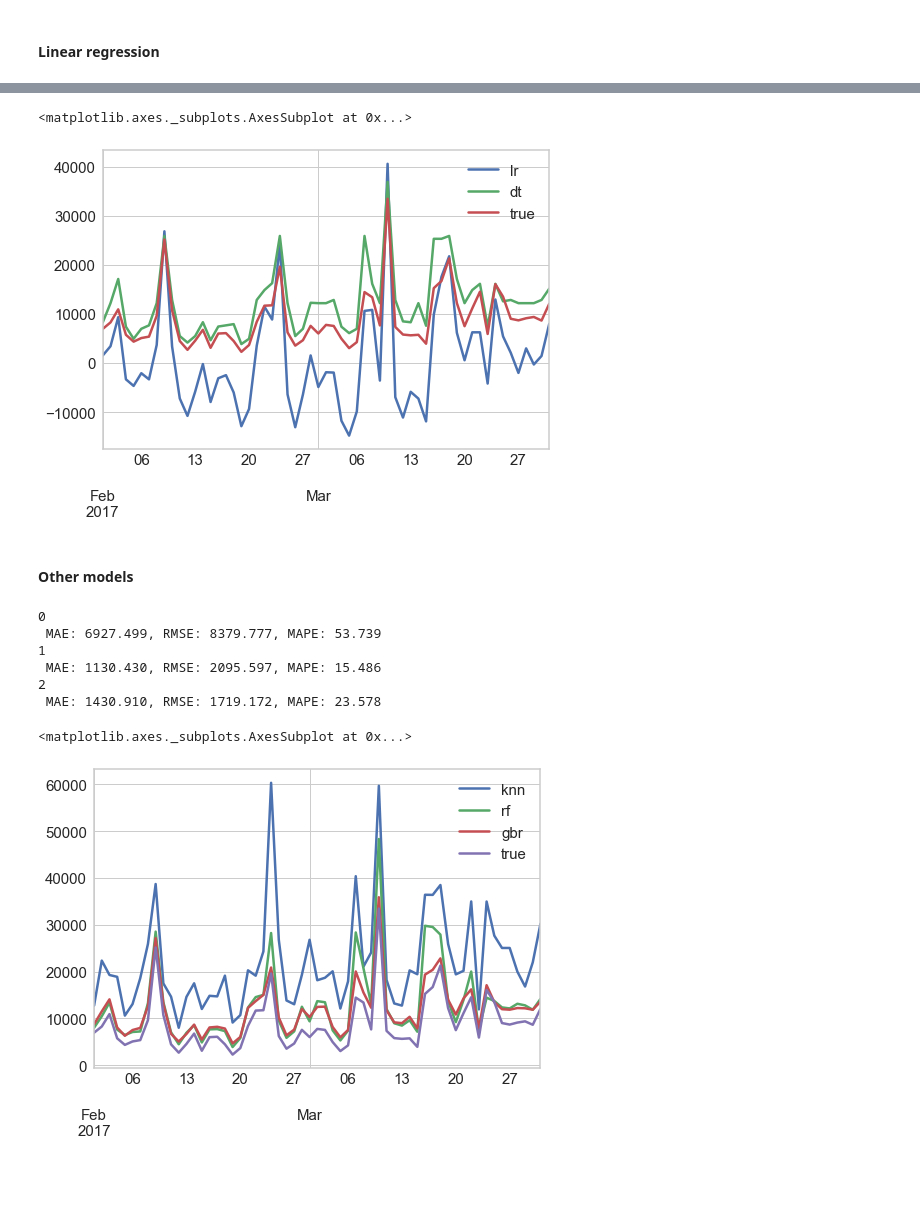
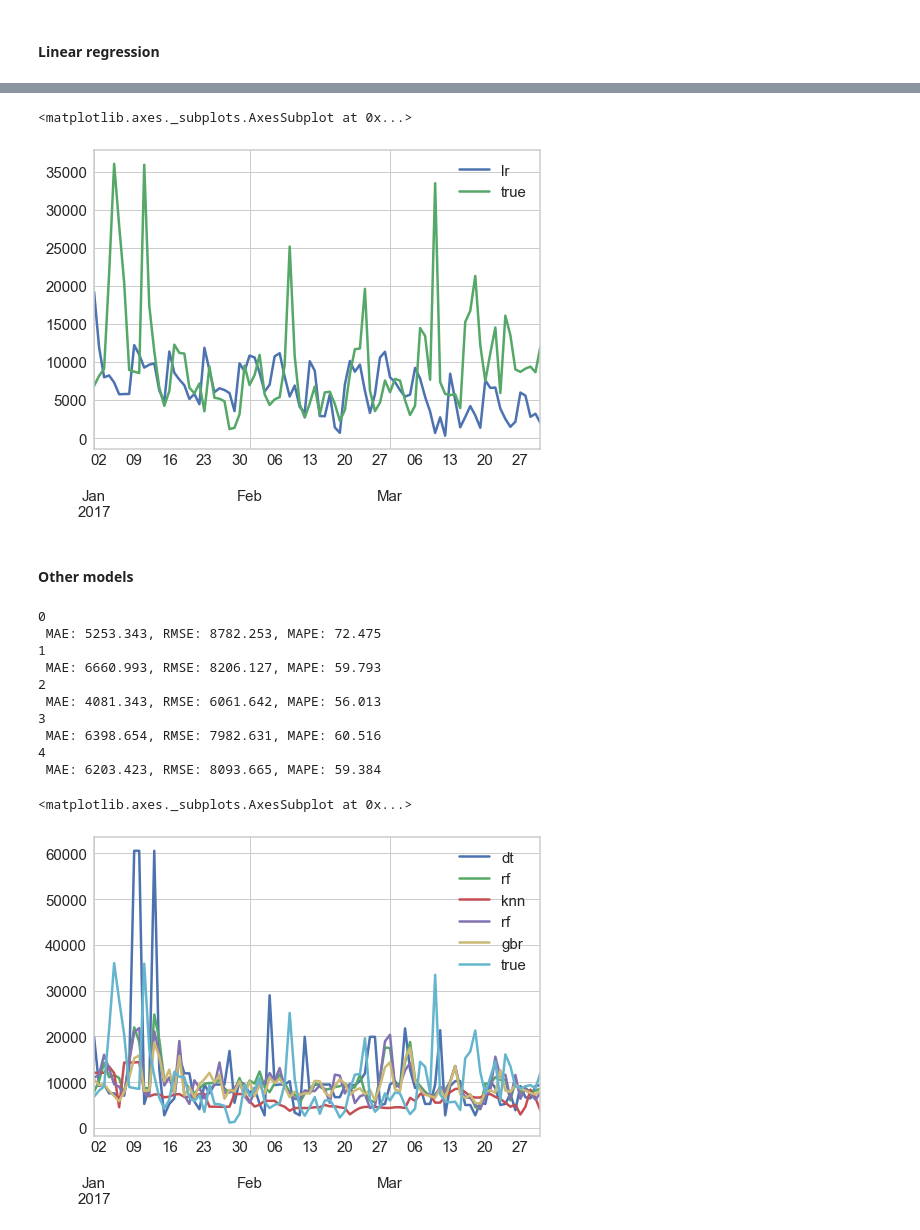
Before and after one commit to RNNCCL/bitcoinPredict-1, a Jupyter notebook: _multivariateAnalysis.ipynb, the cells around one changed output, grey strips where cells are left out. Saved outputs shown, nothing was run; the diff lists cells and outputs as text; code cells hidden in the pictures; blank space fills up the shorter version.

Commit message:
Update parameters of multivar model

```diff
--- a/_multivariateAnalysis.ipynb
+++ b/_multivariateAnalysis.ipynb
@@ -197,7 +203,7 @@ for index, model in enumerate(models):
     print('%s\n Model MAE: %.3f, RMSE: %.3f, MAPE: %.3f' %\
       (index, metrics.mean_absolute_error(y_val, pred),np.sqrt(metrics.mean_squared_error(y_val, pred)), mape(y_val, pred)))
     results = pd.concat((results, pred), axis = 1)
-    # pd.Series(model.coef_, index = train.columns).plot(kind = 'barh', figsize = (12, 12))
+    pd.Series(model.coef_, index = train.columns).plot(kind = 'barh', figsize = (6, 8))
 
 results = pd.concat((results, y_val), axis=1)
 results.columns = ['lr', 'true']
@@ -241,7 +219,9 @@ results.ix['2017-01-01':].plot()
 # %% [markdown]
 #### Other models
 # %%
-models = [KNeighborsRegressor(n_neighbors = 25),\
+models = [DecisionTreeRegressor(max_depth = 35, random_state = 16),\
+          RandomForestRegressor(n_estimators = 25, random_state = 16),\
+          KNeighborsRegressor(n_neighbors = 25),\
           GradientBoostingRegressor(n_estimators = 100, learning_rate = 0.025, max_depth = 10,\
                                     subsample = 0.75, random_state = 16)]
 
@@ -254,7 +234,7 @@ for index, model in enumerate(models):
     results = pd.concat((results, pred), axis = 1)
 
 results = pd.concat((results, y_val), axis=1)
-results.columns = ['knn', 'gbr', 'true']
+results.columns = ['dt', 'rf', 'knn', 'gbr', 'true']
 # results['ens_mean'] = results[['knn', 'dt', 'lr', 'gbr', 'rf']].mean(axis=1)
 # %% [output]
 0
@@ -271,8 +255,12 @@ results.ix['2017-01-01':'2017-02-01'].plot(figsize = (12, 6))
 # %% [markdown]
 #### Preprocessing
 # %%
-df = df2.copy()
+# df = df2[['Volume (BTC)']].copy()
+df = df2[['Volume (BTC)', 'Close']].copy()
 df = df.interpolate(method = 'linear')
+
+df = pd.concat([df, df_presNYC, df_presZBAA, df_presLONDON, df_presRJTD], axis = 1)
+df = df.ix['2013-01-01':]
 
 df['dayofweek'] = df.index.map(lambda x: x.dayofweek)
 df['doy'] = df.index.map(lambda x: x.dayofyear)
@@ -280,9 +268,23 @@ df['month'] = df.index.map(lambda x: x.month)
 df['woy'] = df.index.map(lambda x: x.weekofyear)
 df['qrt'] = df.index.map(lambda x: x.quarter)
 
-df = pd.concat([df, df_presNYC, df_presLONDON, df_presRJTD], axis = 1)
-df = df.ix['2013-01-01':]
+# Rolling mean of volume(BTC)
+df['rmean_vol'] = df[['Volume (BTC)']].rolling(window = 60).mean()
+df = df.bfill()
+
+# Rolling mean of closing price
+df['rmean_cl'] = df[['Close']].rolling(window = 60).mean()
+df = df.bfill()
 
 start = '2016-01-01'
 train = df[df.index < start]
 val = df[start:]
+
+y_train = train['Volume (BTC)']
+y_val = val['Volume (BTC)']
+
+del train['Volume (BTC)']
+del val['Volume (BTC)']
+
+del train['Close']
+del val['Close']
@@ -302,8 +303,7 @@ val = val[features]
 # %% [markdown]
 #### Linear regression
 # %%
-models = [linear_model.LinearRegression(),\
-          DecisionTreeRegressor(max_depth = 20, random_state = 16)]
+models = [linear_model.LinearRegression()]
 
 results = pd.DataFrame()
 for index, model in enumerate(models):
@@ -312,8 +312,9 @@ for index, model in enumerate(models):
     print('%s\n Model MAE: %.3f, RMSE: %.3f, MAPE: %.3f' %\
       (index, metrics.mean_absolute_error(y_val, pred),np.sqrt(metrics.mean_squared_error(y_val, pred)), mape(y_val, pred)))
     results = pd.concat((results, pred), axis = 1)
+    pd.Series(model.coef_, index = train.columns).plot(kind = 'barh', figsize = (6, 8))
 
 results = pd.concat((results, y_val), axis=1)
-results.columns = ['lr', 'dt', 'true']
+results.columns = ['lr', 'true']
 # %% [output]
 0
@@ -323,12 +323,14 @@ results.columns = ['lr', 'dt', 'true']
 # %%
-results.ix['2017-02-01':].plot()
+results.ix['2017-01-01':].plot()
 # %% [output]
 <matplotlib.axes._subplots.AxesSubplot at 0x...>
-[figure, old version]
+[figure, new version]
 # %% [markdown]
 #### Other models
 # %%
-models = [KNeighborsRegressor(n_neighbors = 5),\
+models = [DecisionTreeRegressor(max_depth = 20, random_state = 16),\
+          RandomForestRegressor(n_estimators = 34, random_state = 16),\
+          KNeighborsRegressor(n_neighbors = 5),\
           RandomForestRegressor(n_estimators = 10, random_state = 16),\
           GradientBoostingRegressor(n_estimators = 100, learning_rate = 0.025, max_depth = 10,\
                                     subsample = 0.75, random_state = 16)]
@@ -342,17 +344,21 @@ for index, model in enumerate(models):
     results = pd.concat((results, pred), axis = 1)
 
 results = pd.concat((results, y_val), axis=1)
-results.columns = ['knn', 'rf', 'gbr', 'true']
+results.columns = ['dt', 'rf', 'knn', 'rf', 'gbr', 'true']
 # results['ens_mean'] = results[['knn', 'dt', 'lr', 'gbr', 'rf']].mean(axis=1)
 # %% [output]
 0
- MAE: 6927.499, RMSE: 8379.777, MAPE: 53.739
+ MAE: 5253.343, RMSE: 8782.253, MAPE: 72.475
 1
- MAE: 1130.430, RMSE: 2095.597, MAPE: 15.486
+ MAE: 6660.993, RMSE: 8206.127, MAPE: 59.793
 2
- MAE: 1430.910, RMSE: 1719.172, MAPE: 23.578
+ MAE: 4081.343, RMSE: 6061.642, MAPE: 56.013
+3
+ MAE: 6398.654, RMSE: 7982.631, MAPE: 60.516
+4
+ MAE: 6203.423, RMSE: 8093.665, MAPE: 59.384
 # %%
-results.ix['2017-02-01':].plot()
+results.ix['2017-01-01':].plot()
 # %% [output]
 <matplotlib.axes._subplots.AxesSubplot at 0x...>
-[figure, old version]
+[figure, new version]
```
Also changed, not shown: parts of 18 cells of this notebook.
